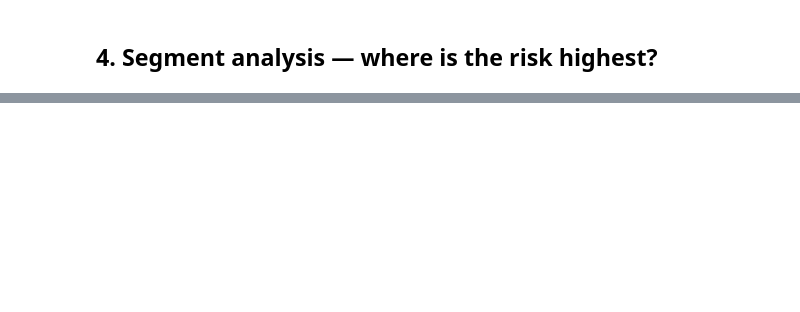
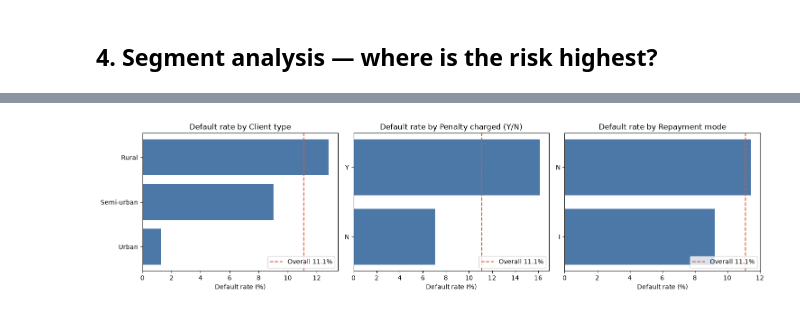
Before and after one commit to bekir35-on/credit-risk-analysis, a Jupyter notebook: credit-risk-analysis.ipynb, the cells around one changed output, grey strips where cells are left out. Drawn from its saved outputs; the diff is of its cells as text; code cells hidden in the pictures; blank space fills up the shorter version.

```diff
--- a/credit-risk-analysis.ipynb
+++ b/credit-risk-analysis.ipynb
@@ -30,0 +80,4 @@ for col in ['INF_GENDER','INF_MARITAL_STATUS','COMPENSATION_CHARGED','CLIENT_TYP
+# %%
+df['CLIENT_TYPE'] = df['CLIENT_TYPE'].where(df['CLIENT_TYPE'].isin(['Rural', 'Semi-urban', 'Urban']))
+df['DEFAULT'] = (df['QUALITY_OF_LOAN'] == 'B').astype(int)   # Bad = 1, Good = 0
+print('Invalid CLIENT_TYPE values set to missing. Missing now:', df['CLIENT_TYPE'].isna().sum())
@@ -36,0 +88,4 @@ print("Overall default rate: {:.1%}".format(df['DEFAULT'].mean()))
+# %%
+rate = df['DEFAULT'].mean()
+print(f"Defaults: {df['DEFAULT'].sum():,} of {len(df):,} loans  ->  default rate {rate:.1%}")
+print('The classes are imbalanced, so accuracy would be misleading; ROC-AUC, precision and recall are used instead.')
@@ -37,7 +95,2 @@ print("Overall default rate: {:.1%}".format(df['DEFAULT'].mean()))
 # %% [markdown]
 ## 4. Segment analysis — where is the risk highest?
-# %%
-for col in ['COMPENSATION_CHARGED','REPAY_MODE','CLIENT_TYPE','INF_MARITAL_STATUS','INF_GENDER']:
-    seg = df.groupby(col)['DEFAULT'].agg(['mean','count']).sort_values('mean', ascending=False)
-    seg['mean'] = (seg['mean']*100).round(1)
-    print(col); print(seg)
@@ -117,0 +97,8 @@ print((imp*100).round(1))
+# %%
+def segment(col):
+    s = df.groupby(col)['DEFAULT'].agg(['mean', 'count']).rename(columns={'mean': 'default_rate'})
+    s['default_rate'] = (s['default_rate'] * 100).round(1)
+    return s.sort_values('default_rate', ascending=False)
+
+for col in ['COMPENSATION_CHARGED', 'CLIENT_TYPE', 'REPAY_MODE', 'INF_MARITAL_STATUS']:
+    print(col); print(segment(col)); print()
@@ -117,0 +123,13 @@ print((imp*100).round(1))
+# %%
+overall = rate * 100
+fig, axes = plt.subplots(1, 3, figsize=(15, 4))
+for ax, col, title in zip(axes,
+        ['CLIENT_TYPE', 'COMPENSATION_CHARGED', 'REPAY_MODE'],
+        ['Client type', 'Penalty charged (Y/N)', 'Repayment mode']):
+    s = df.groupby(col)['DEFAULT'].mean().sort_values() * 100
+    ax.barh(s.index.astype(str), s.values, color='#4C78A8')
+    ax.axvline(overall, color='#E4572E', linestyle='--', label=f'Overall {overall:.1f}%')
+    ax.set_title(f'Default rate by {title}'); ax.set_xlabel('Default rate (%)'); ax.legend(loc='lower right')
+plt.tight_layout(); plt.show()
+# %% [output]
+[figure, added]
```
Also changed, not shown: parts of 44 cells of this notebook, 6 other files.
